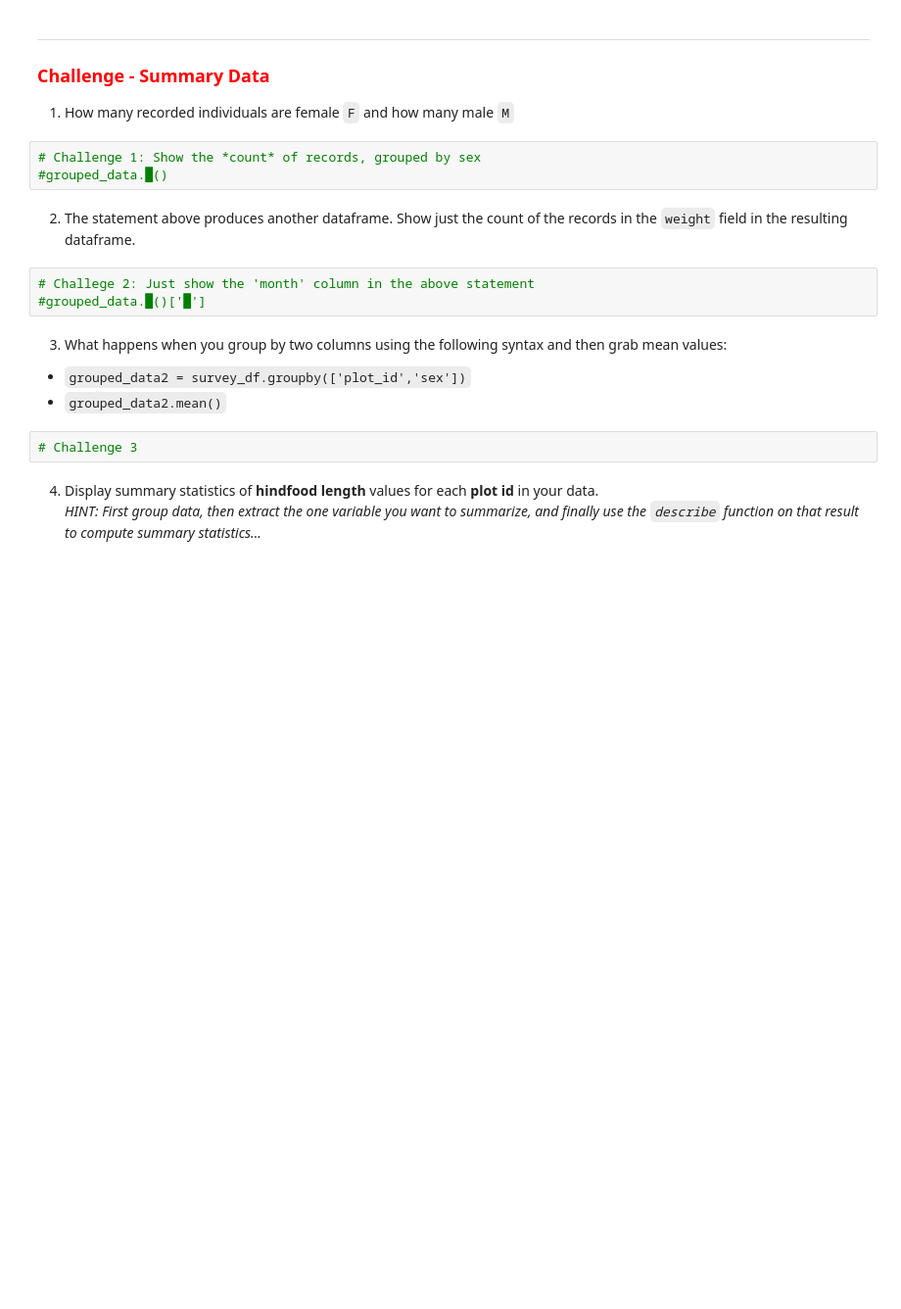
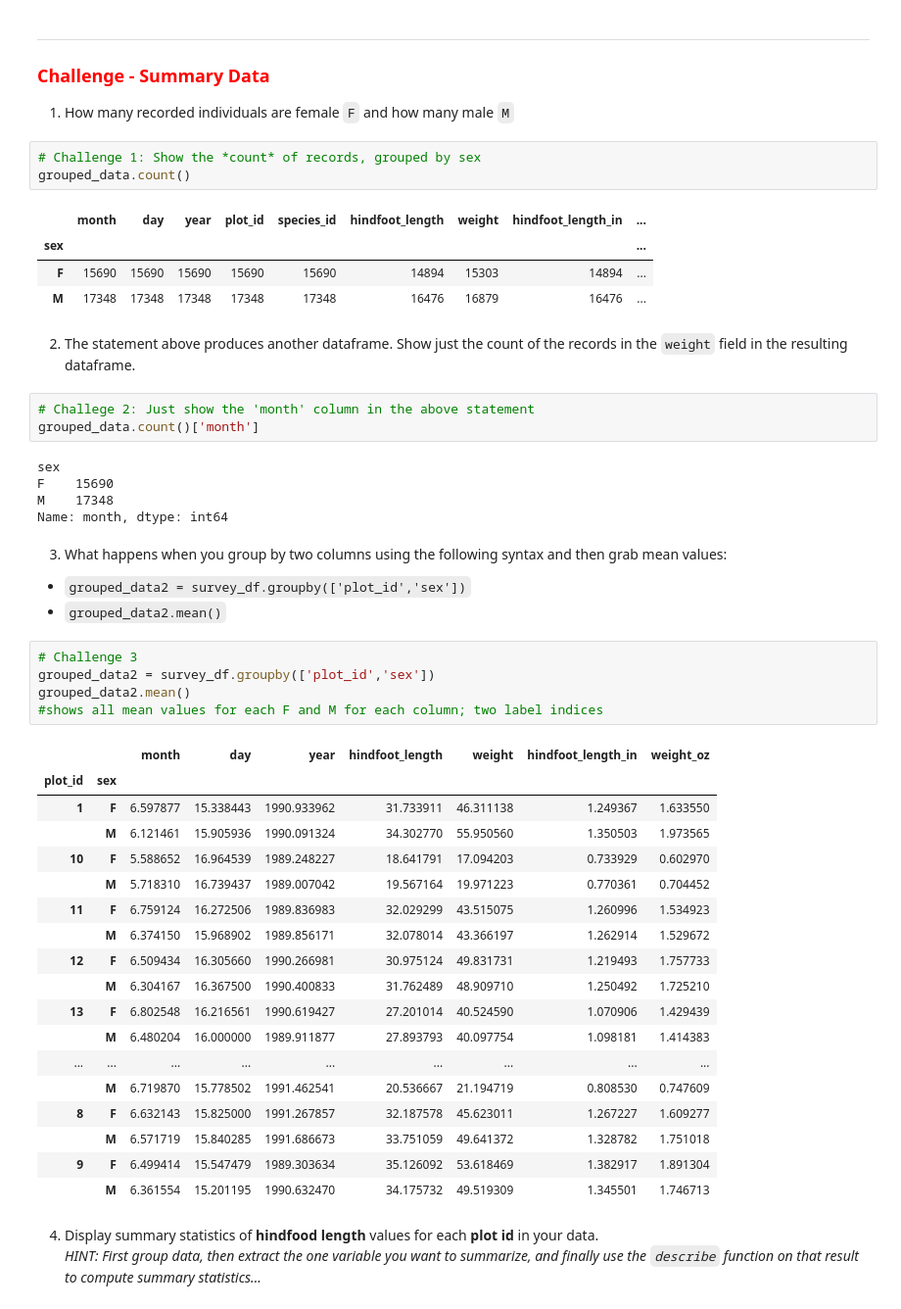
Before and after one commit to nmshintaku/ScientificComputing, a Jupyter notebook: 2-Pandas/2-Analyzing-data-with-Pandas.ipynb, the cells around one changed output. Shown: that part at 98% size. Cells and saved outputs as stored; diff of their text form; blank space fills up the shorter version.

```diff
--- a/2-Pandas/2-Analyzing-data-with-Pandas.ipynb
+++ b/2-Pandas/2-Analyzing-data-with-Pandas.ipynb
@@ -286,18 +460,50 @@ grouped_data['weight'].describe()
 1. How many recorded individuals are female `F` and how many male `M`
 # %%
 # Challenge 1: Show the *count* of records, grouped by sex
-#grouped_data.█()
+grouped_data.count()
+# %% [output]
+|  | month | day | year | plot_id | species_id | hindfoot_length | weight | hindfoot_length_in | ... |
+| sex |  |  |  |  |  |  |  |  | ... |
+| F | 15690 | 15690 | 15690 | 15690 | 15690 | 14894 | 15303 | 14894 | ... |
+| M | 17348 | 17348 | 17348 | 17348 | 17348 | 16476 | 16879 | 16476 | ... |
 # %% [markdown]
 2. The statement above produces another dataframe. Show just the count of the records in the `weight` field in the resulting dataframe.
 # %%
 # Challege 2: Just show the 'month' column in the above statement
-#grouped_data.█()['█']
+grouped_data.count()['month']
+# %% [output]
+sex
+F    15690
+M    17348
+Name: month, dtype: int64
 # %% [markdown]
 3. What happens when you group by two columns using the following syntax and then grab mean values:
  * `grouped_data2 = survey_df.groupby(['plot_id','sex'])`
  * `grouped_data2.mean()`
-# %%
-# Challenge 3
+# %%
+# Challenge 3
+grouped_data2 = survey_df.groupby(['plot_id','sex'])
+grouped_data2.mean()
+#shows all mean values for each F and M for each column; two label indices
+# %% [output]
+|  |  | month | day | year | hindfoot_length | weight | hindfoot_length_in | weight_oz |
+| plot_id | sex |  |  |  |  |  |  |  |
+| 1 | F | 6.597877 | 15.338443 | 1990.933962 | 31.733911 | 46.311138 | 1.249367 | 1.633550 |
+|  | M | 6.121461 | 15.905936 | 1990.091324 | 34.302770 | 55.950560 | 1.350503 | 1.973565 |
+| 10 | F | 5.588652 | 16.964539 | 1989.248227 | 18.641791 | 17.094203 | 0.733929 | 0.602970 |
+|  | M | 5.718310 | 16.739437 | 1989.007042 | 19.567164 | 19.971223 | 0.770361 | 0.704452 |
+| 11 | F | 6.759124 | 16.272506 | 1989.836983 | 32.029299 | 43.515075 | 1.260996 | 1.534923 |
+|  | M | 6.374150 | 15.968902 | 1989.856171 | 32.078014 | 43.366197 | 1.262914 | 1.529672 |
+| 12 | F | 6.509434 | 16.305660 | 1990.266981 | 30.975124 | 49.831731 | 1.219493 | 1.757733 |
+|  | M | 6.304167 | 16.367500 | 1990.400833 | 31.762489 | 48.909710 | 1.250492 | 1.725210 |
+| 13 | F | 6.802548 | 16.216561 | 1990.619427 | 27.201014 | 40.524590 | 1.070906 | 1.429439 |
+|  | M | 6.480204 | 16.000000 | 1989.911877 | 27.893793 | 40.097754 | 1.098181 | 1.414383 |
+| ... | ... | ... | ... | ... | ... | ... | ... | ... |
+|  | M | 6.719870 | 15.778502 | 1991.462541 | 20.536667 | 21.194719 | 0.808530 | 0.747609 |
+| 8 | F | 6.632143 | 15.825000 | 1991.267857 | 32.187578 | 45.623011 | 1.267227 | 1.609277 |
+|  | M | 6.571719 | 15.840285 | 1991.686673 | 33.751059 | 49.641372 | 1.328782 | 1.751018 |
+| 9 | F | 6.499414 | 15.547479 | 1989.303634 | 35.126092 | 53.618469 | 1.382917 | 1.891304 |
+|  | M | 6.361554 | 15.201195 | 1990.632470 | 34.175732 | 49.519309 | 1.345501 | 1.746713 |
 # %% [markdown]
 4. Display summary statistics of **hindfood length** values for each **plot id** in your data.
 _HINT: First group data, then extract the one variable you want to summarize, and finally use the `describe` function on that result to compute summary statistics..._
```
Also changed, not shown: parts of 27 cells of this notebook, 1 other file.
